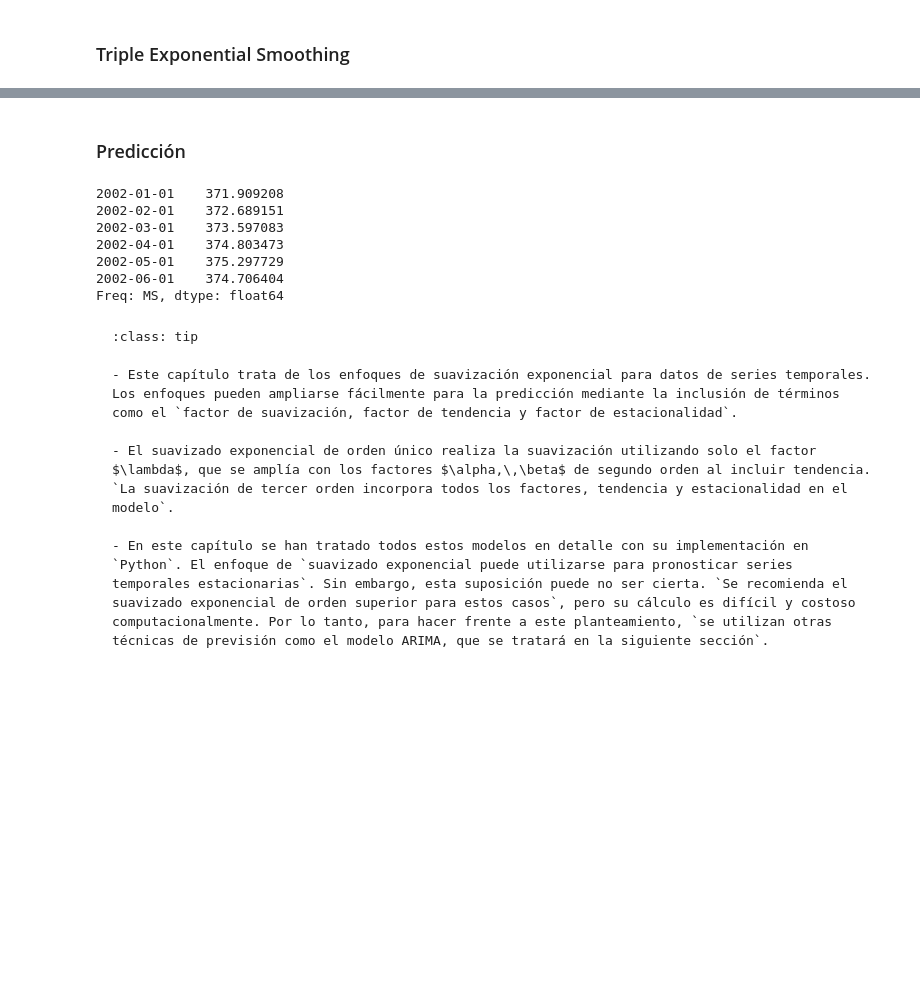
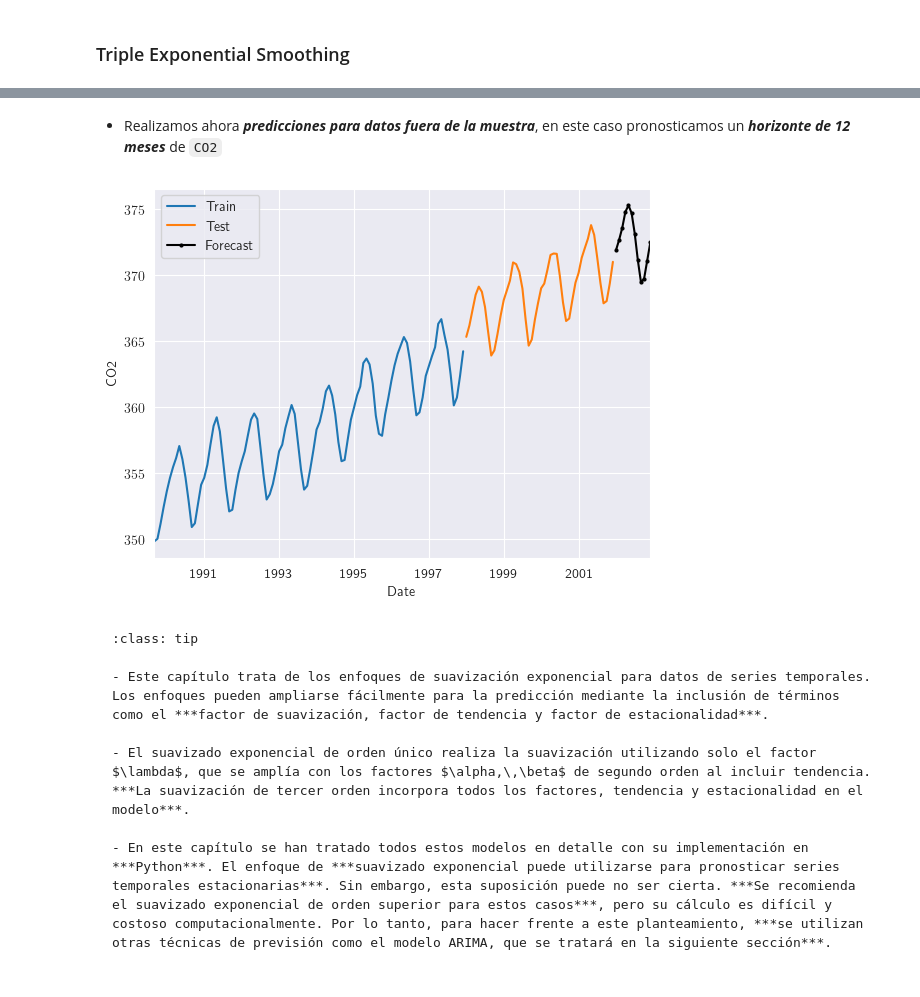
Before and after one commit to lihkir/TimeSeriesUninorte, a Jupyter notebook: _sources/exponential_smoothing.ipynb, the cells around one changed output, grey strips where cells are left out. Saved outputs shown, nothing was run; the diff lists cells and outputs as text; code cells hidden in the pictures; blank space fills up the shorter version.

`````diff
--- a/_sources/exponential_smoothing.ipynb
+++ b/_sources/exponential_smoothing.ipynb
@@ -1483,28 +1506,29 @@ best_alpha, best_beta, best_gamma, best_mae = tes_model_tuning(train, test, step
-# %% [markdown]
-### Predicción
+# %% [markdown]
+- Realizamos ahora ***predicciones para datos fuera de la muestra***, en este caso pronosticamos un ***horizonte de 12 meses*** de `CO2`
 # %%
 def tes_final_model(y, best_alpha, best_beta, best_gamma, step, trend='add', seasonal='add'):
   final_model = ExponentialSmoothing(y, trend=trend, seasonal=seasonal).fit(smoothing_level=best_alpha, smoothing_slope=best_beta, smoothing_seasonal=best_gamma)
   feature_predict = final_model.forecast(step)
   return feature_predict
 # %%
-tes_final_model(y, best_alpha, best_beta, best_gamma, step=6)
+y_pred = tes_final_model(y, best_alpha, best_beta, best_gamma, step=12)
-# %% [output]
-2002-01-01    371.909208
-2002-02-01    372.689151
-2002-03-01    373.597083
-2002-04-01    374.803473
-2002-05-01    375.297729
-2002-06-01    374.706404
-Freq: MS, dtype: float64
+# %%
+train[-100:].plot(label = 'Train');
+test.plot(label = 'Test');
+y_pred.plot(label = 'Forecast', color = 'black', marker='o', markersize=2);
+plt.xlabel('Date')
+plt.ylabel('CO2')
+plt.legend();
+# %% [output]
+[figure, added]
 # %% [markdown]
 ````{admonition} Resumen
 :class: tip
 
-- Este capítulo trata de los enfoques de suavización exponencial para datos de series temporales. Los enfoques pueden ampliarse fácilmente para la predicción mediante la inclusión de términos como el `factor de suavización, factor de tendencia y factor de estacionalidad`.
+- Este capítulo trata de los enfoques de suavización exponencial para datos de series temporales. Los enfoques pueden ampliarse fácilmente para la predicción mediante la inclusión de términos como el ***factor de suavización, factor de tendencia y factor de estacionalidad***.
 
-- El suavizado exponencial de orden único realiza la suavización utilizando solo el factor $\lambda$, que se amplía con los factores $\alpha,\,\beta$ de segundo orden al incluir tendencia. `La suavización de tercer orden incorpora todos los factores, tendencia y estacionalidad en el modelo`.
+- El suavizado exponencial de orden único realiza la suavización utilizando solo el factor $\lambda$, que se amplía con los factores $\alpha,\,\beta$ de segundo orden al incluir tendencia. ***La suavización de tercer orden incorpora todos los factores, tendencia y estacionalidad en el modelo***.
 
-- En este capítulo se han tratado todos estos modelos en detalle con su implementación en `Python`. El enfoque de `suavizado exponencial puede utilizarse para pronosticar series temporales estacionarias`. Sin embargo, esta suposición puede no ser cierta. `Se recomienda el suavizado exponencial de orden superior para estos casos`, pero su cálculo es difícil y costoso computacionalmente. Por lo tanto, para hacer frente a este planteamiento, `se utilizan otras técnicas de previsión como el modelo ARIMA, que se tratará en la siguiente sección`.
+- En este capítulo se han tratado todos estos modelos en detalle con su implementación en ***Python***. El enfoque de ***suavizado exponencial puede utilizarse para pronosticar series temporales estacionarias***. Sin embargo, esta suposición puede no ser cierta. ***Se recomienda el suavizado exponencial de orden superior para estos casos***, pero su cálculo es difícil y costoso computacionalmente. Por lo tanto, para hacer frente a este planteamiento, ***se utilizan otras técnicas de previsión como el modelo ARIMA, que se tratará en la siguiente sección***.
 
 ````
`````
Also changed, not shown: parts of 68 cells of this notebook, 25 other files.
